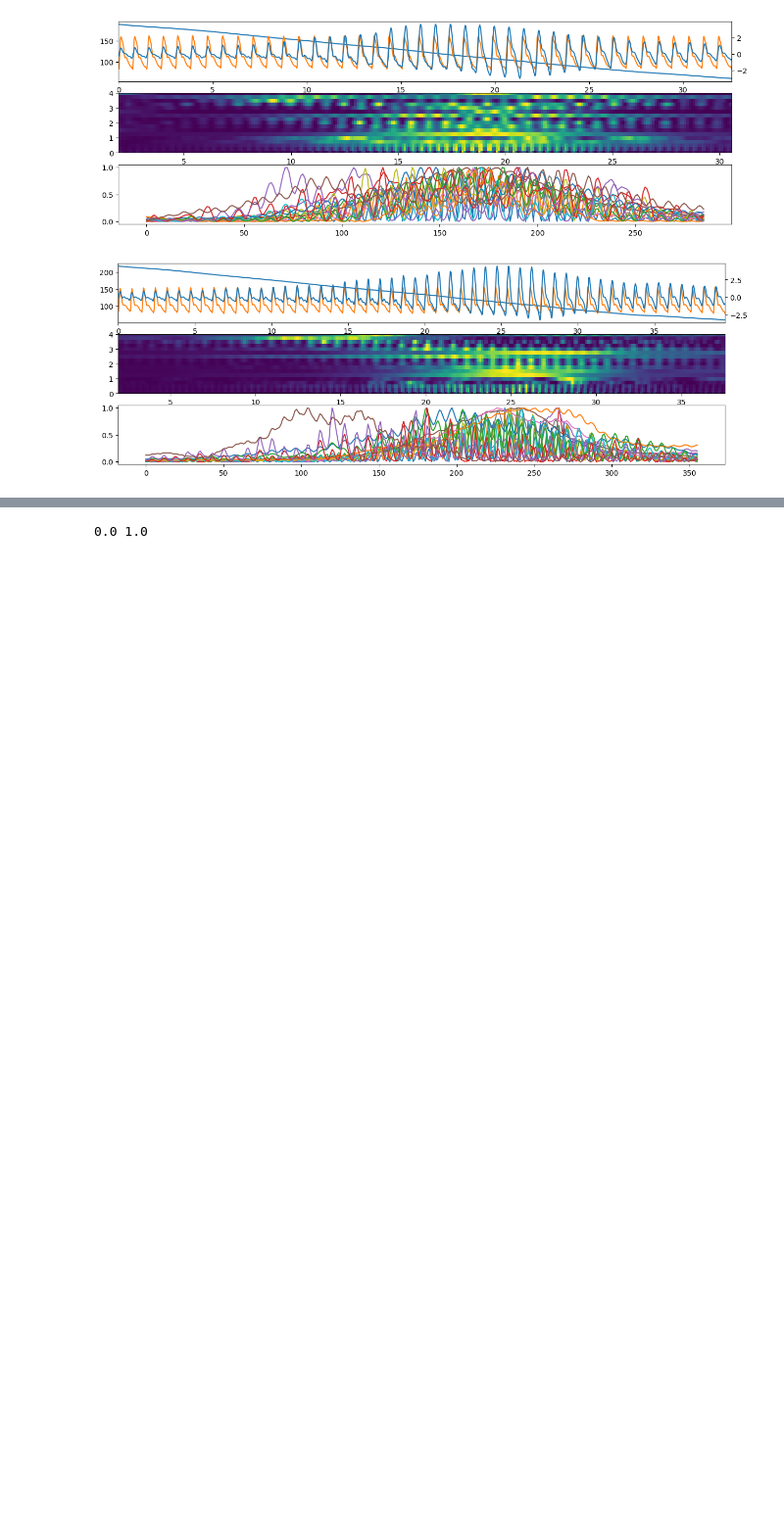
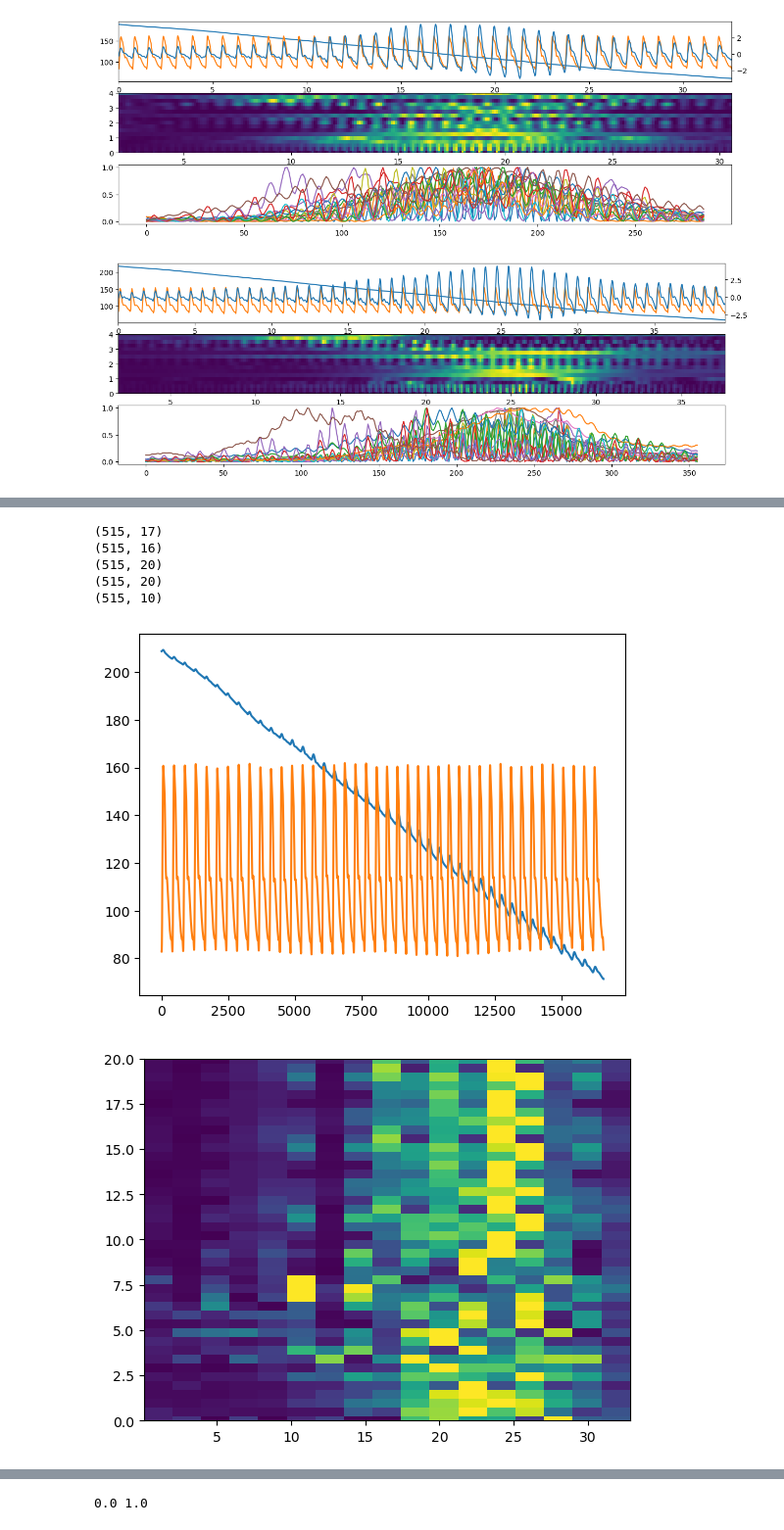
Before and after one commit to Shroff20/SP_DP_Prediction, a Jupyter notebook: code/not_working/timeseries_fit_v02.ipynb, the cells around one changed output, grey strips where cells are left out. Shown at 98% size. Cells and saved outputs as stored; diff of their text form; code cells hidden in the pictures; blank space fills up the shorter version.

```diff
--- a/code/timeseries_fit.ipynb
+++ b/code/not_working/timeseries_fit_v02.ipynb
@@ -100,0 +124,26 @@ for i in range(3):
+# %%
+for i in range(5):
+
+    fig, ax = plt.subplots()
+
+
+    x = df.loc[i, 'dc_cuff_pressure'] + df.loc[i, 'cuff_pressure_oscillations']
+    y =  df.loc[i, 'brachial_waveform']
+    plt.plot(x)
+    plt.plot(y)
+
+
+    f_spec, t_spec, Sxx = signal.spectrogram(x, fs = 500, nperseg = 1028, noverlap=64, detrend = 'linear')
+    fig, ax = plt.subplots()
+    #ax.pcolormesh(t_spec, f_spec, Sxx/np.max(Sxx), shading='auto')]
+    ax.pcolormesh(t_spec, f_spec, Sxx/np.max(Sxx, axis = 1, keepdims=True), shading='auto')
+    ax.set_ylim(0, 20)
+    print(Sxx.shape)
+# %% [output]
+(515, 17)
+(515, 16)
+(515, 20)
+(515, 20)
+(515, 10)
+[figure, added]
+[figure, added]
```
Also changed, not shown: parts of 15 cells of this notebook, 12 other files.
